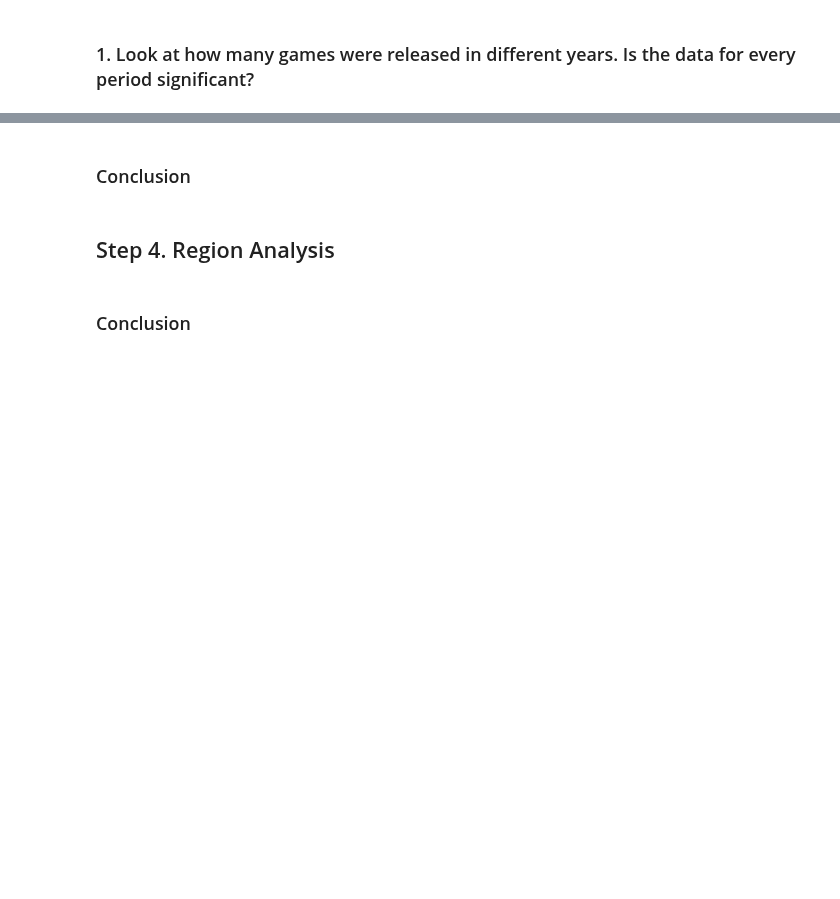
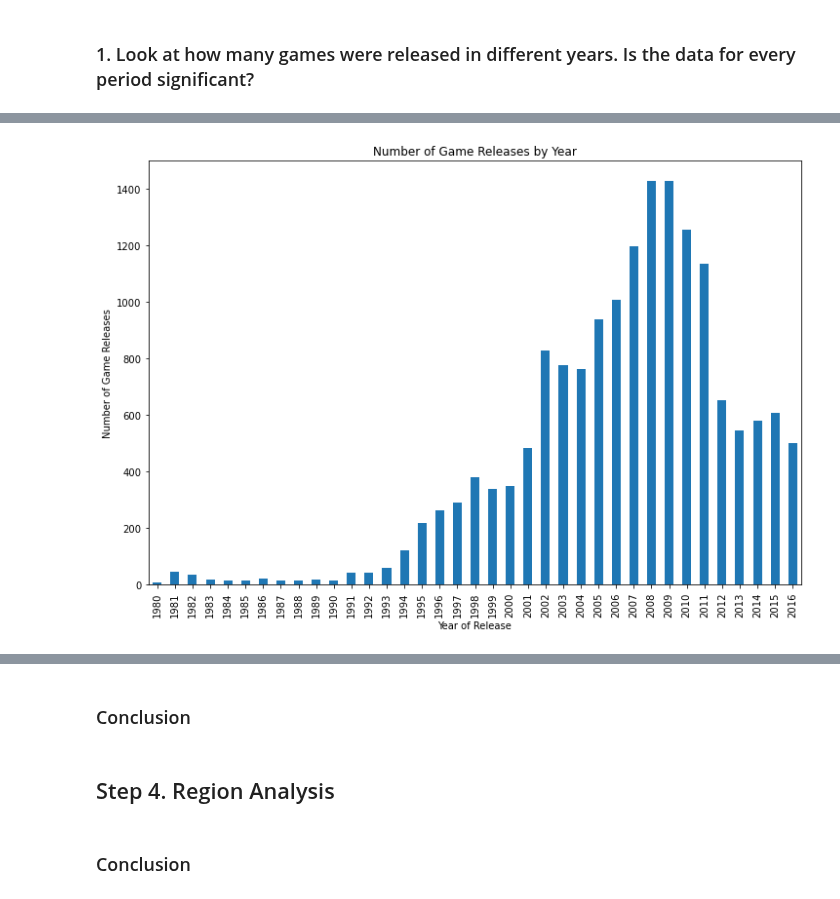
Before and after one commit to rainbowmoonlight/Yandex_Practicum_Projects, a Jupyter notebook: 04 Online Video Game Store Campaign/Online Video Game Store Campaign.ipynb, the cells around one changed output, grey strips where cells are left out. Saved outputs shown, nothing was run; the diff lists cells and outputs as text; code cells hidden in the pictures; blank space fills up the shorter version.

Commit message:
update EDA online game store

```diff
--- a/04 Online Video Game Store Campaign/Online Video Game Store Campaign.ipynb
+++ b/04 Online Video Game Store Campaign/Online Video Game Store Campaign.ipynb
@@ -654,0 +674,9 @@ Work only with the data that you've decided is relevant. Disregard the data for
+# %%
+plt.figure(figsize=(12,8))
+df.groupby(['year_of_release'])['name'].count().plot(kind='bar')
+plt.title('Number of Game Releases by Year')
+plt.xlabel("Year of Release")
+plt.ylabel("Number of Game Releases")
+plt.show()
+# %% [output]
+[figure, added]
```
Also changed, not shown: parts of 46 cells of this notebook.
